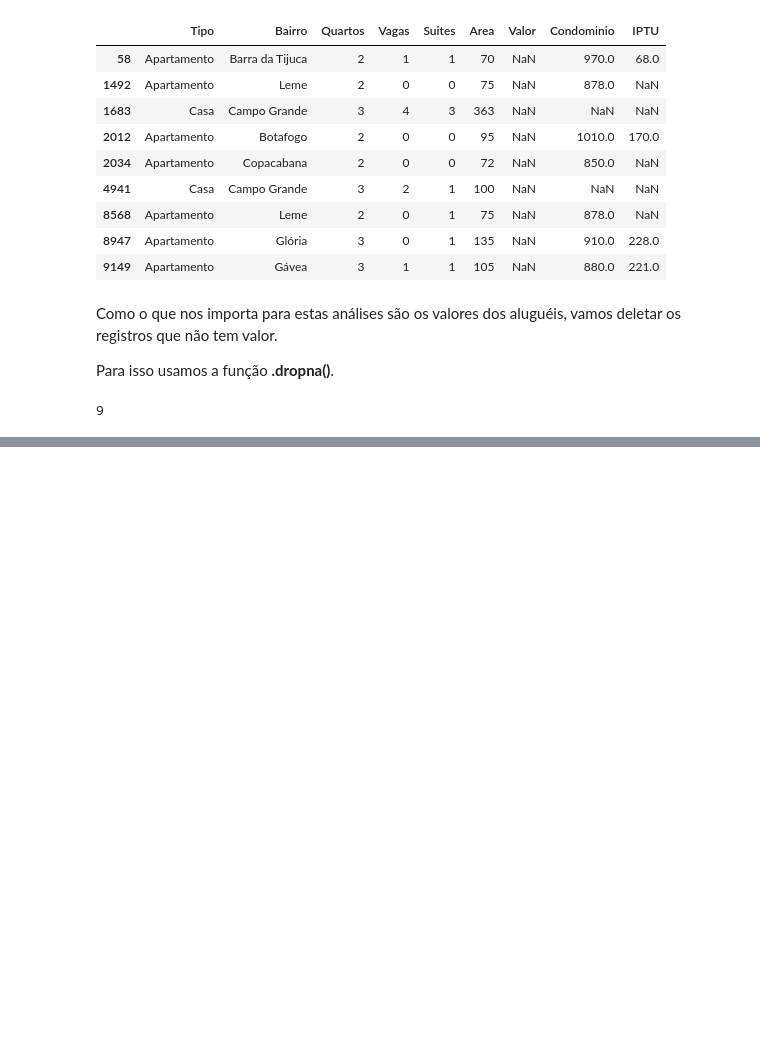
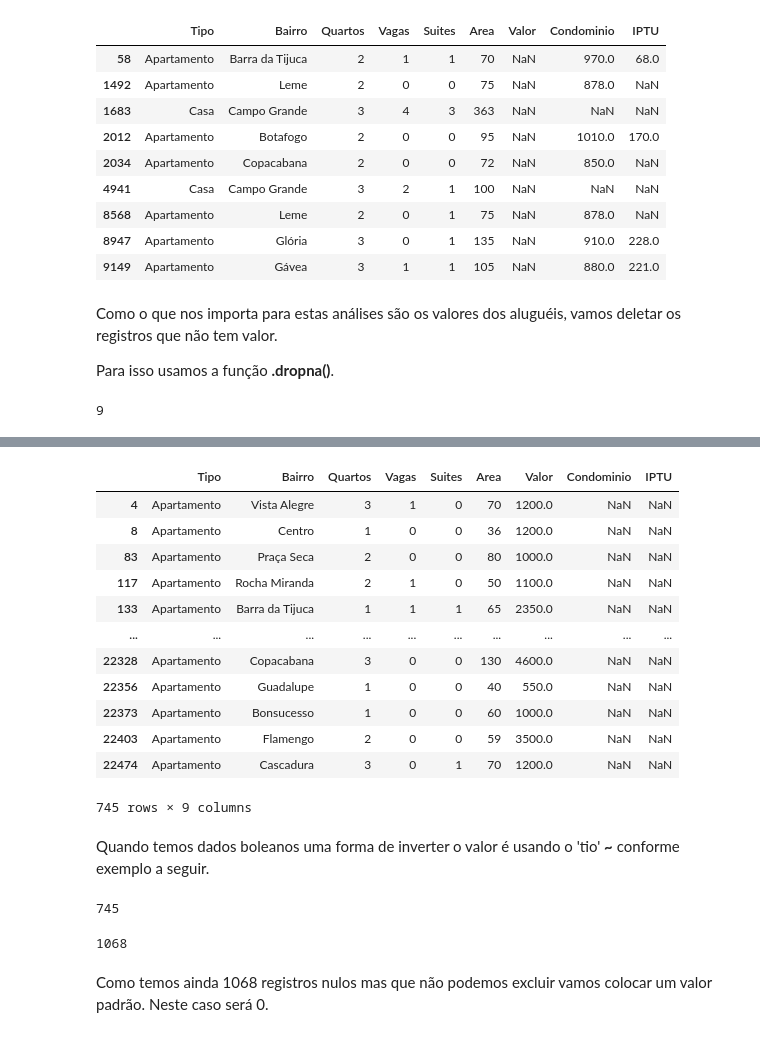
Before and after one commit to laurivansareta/introducao-python-pandas, a Jupyter notebook: Tratamento de Dados Faltantes.ipynb, the cells around one changed output, grey strips where cells are left out. Saved outputs shown, nothing was run; the diff lists cells and outputs as text; code cells hidden in the pictures; blank space fills up the shorter version.

```diff
--- a/Tratamento de Dados Faltantes.ipynb
+++ b/Tratamento de Dados Faltantes.ipynb
@@ -99,0 +122,36 @@ A - B
+# %%
+selecao = (dados['Tipo'] == 'Apartamento') & (dados['Condominio'].isnull())
+
+dados[selecao]
+# %% [output]
+|  | Tipo | Bairro | Quartos | Vagas | Suites | Area | Valor | Condominio | IPTU |
+| 4 | Apartamento | Vista Alegre | 3 | 1 | 0 | 70 | 1200.0 | NaN | NaN |
+| 8 | Apartamento | Centro | 1 | 0 | 0 | 36 | 1200.0 | NaN | NaN |
+| 83 | Apartamento | Praça Seca | 2 | 0 | 0 | 80 | 1000.0 | NaN | NaN |
+| 117 | Apartamento | Rocha Miranda | 2 | 1 | 0 | 50 | 1100.0 | NaN | NaN |
+| 133 | Apartamento | Barra da Tijuca | 1 | 1 | 1 | 65 | 2350.0 | NaN | NaN |
+| ... | ... | ... | ... | ... | ... | ... | ... | ... | ... |
+| 22328 | Apartamento | Copacabana | 3 | 0 | 0 | 130 | 4600.0 | NaN | NaN |
+| 22356 | Apartamento | Guadalupe | 1 | 0 | 0 | 40 | 550.0 | NaN | NaN |
+| 22373 | Apartamento | Bonsucesso | 1 | 0 | 0 | 60 | 1000.0 | NaN | NaN |
+| 22403 | Apartamento | Flamengo | 2 | 0 | 0 | 59 | 3500.0 | NaN | NaN |
+| 22474 | Apartamento | Cascadura | 3 | 0 | 1 | 70 | 1200.0 | NaN | NaN |
+745 rows × 9 columns
+# %% [markdown]
+Quando temos dados boleanos uma forma de inverter o valor é usando o 'tio' **~** conforme exemplo a seguir.
+# %%
+# Removendo registros que são nulos
+A = dados.shape[0]
+dados = dados[~selecao]
+B = dados.shape[0]
+
+#Total de registros excluídos.
+A - B
+# %% [output]
+745
+# %%
+dados[dados['Condominio'].isnull()].shape[0]
+# %% [output]
+1068
+# %% [markdown]
+Como temos ainda 1068 registros nulos mas que não podemos excluir vamos colocar um valor padrão. Neste caso será 0.
```
Also changed, not shown: parts of 8 cells of this notebook.
